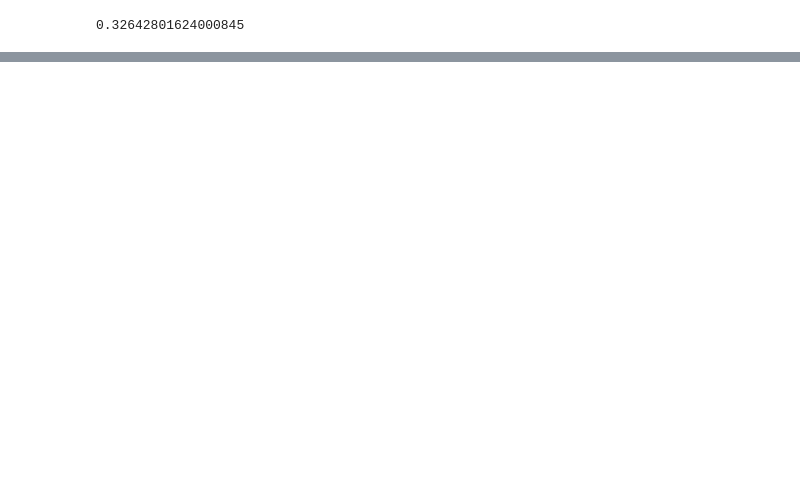
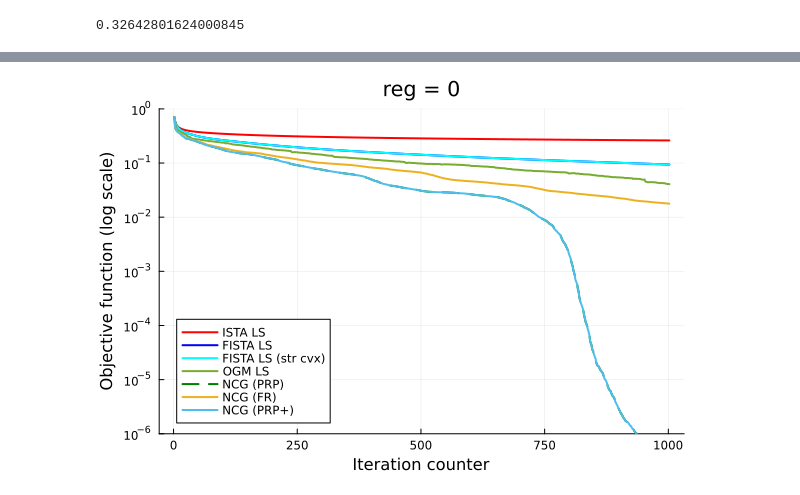
Before and after one commit to Shuvomoy/NCG-PEP-code, a Jupyter notebook: Miscellaneous/Julia_code_for_Figure_1/Code_to_generate_Figure_1.ipynb, the cells around one changed output, grey strips where cells are left out. Saved outputs shown, nothing was run; the diff lists cells and outputs as text; code cells hidden in the pictures; blank space fills up the shorter version.

```diff
--- a/Miscellaneous/Julia_code_for_Figure_1/Code_to_generate_Figure_1.ipynb
+++ b/Miscellaneous/Julia_code_for_Figure_1/Code_to_generate_Figure_1.ipynb
@@ -396,0 +441,22 @@ plot!(1:Nmax+2, vec(nbmiss7_m), line = (2, :solid, RGB(0.3010, 0.7450, 0.9330)),
+# %%
+## subplot 1
+# =========
+plot()
+
+p1 = plot(1:Nmax+2, vec(f1 .- best_f), yaxis = :log, line = (:red, 2), label = "ISTA LS", xlabel = "Iteration counter", ylabel = "Objective function (log scale)", legend=:bottomleft)
+
+plot!(1:Nmax+2, vec(f2 .- best_f), yaxis = :log, line = (:blue, 2), label = "FISTA LS", legend=:bottomleft)
+
+plot!(1:Nmax+2, vec(f3 .- best_f), yaxis = :log, line = (:cyan, 2), label = "FISTA LS (str cvx)", legend=:bottomleft)
+
+plot!(1:Nmax+2, vec(f4 .- best_f), yaxis = :log, line = (2, :solid, RGB(0.4660, 0.6740, 0.1880)), label = "OGM LS", legend=:bottomleft)
+
+plot!(1:Nmax+2, vec(f5 .- best_f), yaxis=(:log10, [10^(-6), 1]), line = (:green, :dash, 2), label = "NCG (PRP)", legend=:bottomleft)
+
+plot!(1:Nmax+2, vec(f6 .- best_f), yaxis=(:log10, [10^(-6), 1]), line = (2, :solid, RGB(0.9290, 0.6940, 0.1250)), label = "NCG (FR)", legend=:bottomleft)
+
+plot!(1:Nmax+2, vec(f7 .- best_f), yaxis=(:log10, [10^(-6), 1]), line = (2, :solid, RGB(0.3010, 0.7450, 0.9330)), label = "NCG (PRP+)", legend=:bottomleft)
+
+title!("reg = 0")
+# %% [output]
+[figure, added]
```
Also changed, not shown: parts of 9 cells of this notebook.
